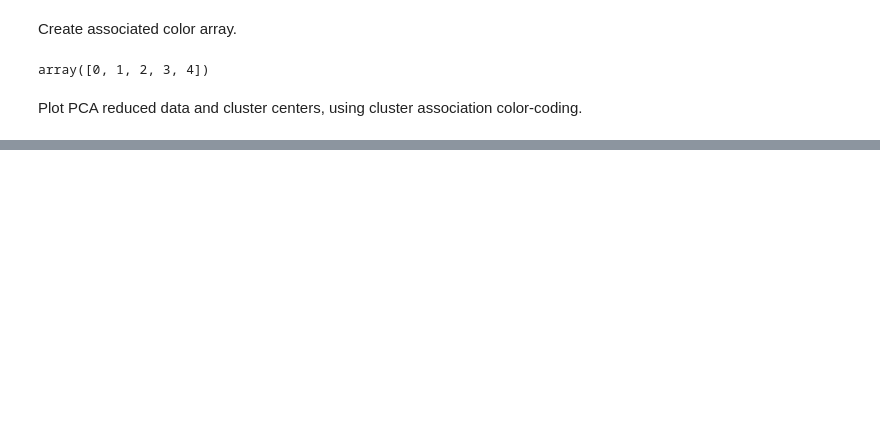
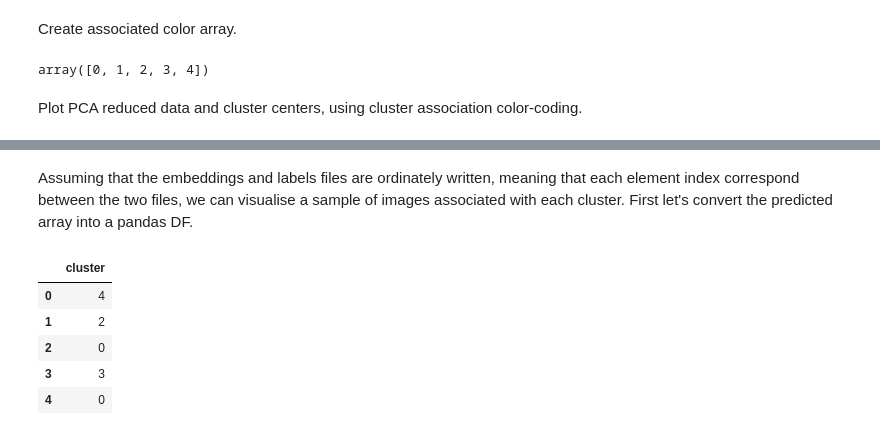
Before and after one commit to chbrandt/HackThePlanets2022, a Jupyter notebook: notebooks/pca_kmeans_sklearn.ipynb, the cells around one changed output, grey strips where cells are left out. Cells and saved outputs as stored; diff of their text form; code cells hidden in the pictures; blank space fills up the shorter version.

```diff
--- a/notebooks/pca_kmeans_sklearn.ipynb
+++ b/notebooks/pca_kmeans_sklearn.ipynb
@@ -218,0 +240,12 @@ plt.show()
+# %% [markdown]
+Assuming that the embeddings and labels files are ordinately written, meaning that each element index correspond between the two files, we can visualise a sample of images associated with each cluster. First let's convert the predicted array into a pandas DF.
+# %%
+clustered = pd.DataFrame(predicted, columns=['cluster'])
+clustered.head()
+# %% [output]
+|  | cluster |
+| 0 | 4 |
+| 1 | 2 |
+| 2 | 0 |
+| 3 | 3 |
+| 4 | 0 |
```
Also changed, not shown: parts of 21 cells of this notebook.
